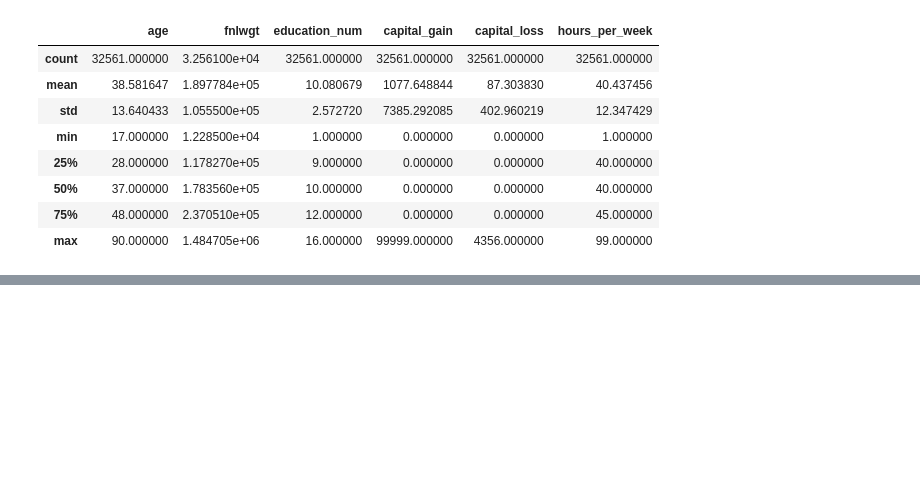
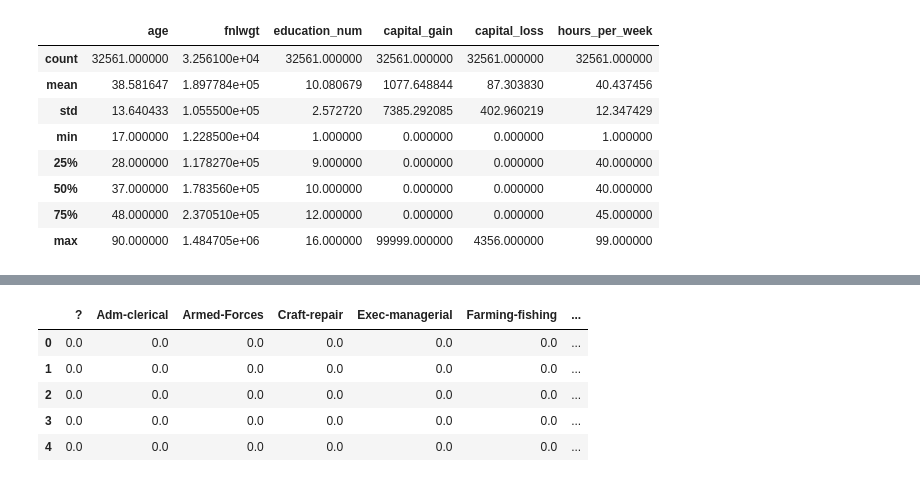
Before and after one commit to learn-co-students/mod-3-code-challenge-review-seattle-ds-012720, a Jupyter notebook: review.ipynb, the cells around one changed output, grey strips where cells are left out. Saved outputs shown, nothing was run; the diff lists cells and outputs as text; code cells hidden in the pictures; blank space fills up the shorter version.

```diff
--- a/review.ipynb
+++ b/review.ipynb
@@ -33,0 +243,10 @@ df.describe()
+# %%
+occupation_df = pd.DataFrame(ohe_array, columns=ohe.categories_[0])
+occupation_df.head()
+# %% [output]
+|  | ? | Adm-clerical | Armed-Forces | Craft-repair | Exec-managerial | Farming-fishing | ... |
+| 0 | 0.0 | 0.0 | 0.0 | 0.0 | 0.0 | 0.0 | ... |
+| 1 | 0.0 | 0.0 | 0.0 | 0.0 | 0.0 | 0.0 | ... |
+| 2 | 0.0 | 0.0 | 0.0 | 0.0 | 0.0 | 0.0 | ... |
+| 3 | 0.0 | 0.0 | 0.0 | 0.0 | 0.0 | 0.0 | ... |
+| 4 | 0.0 | 0.0 | 0.0 | 0.0 | 0.0 | 0.0 | ... |
```
Also changed, not shown: parts of 54 cells of this notebook.
